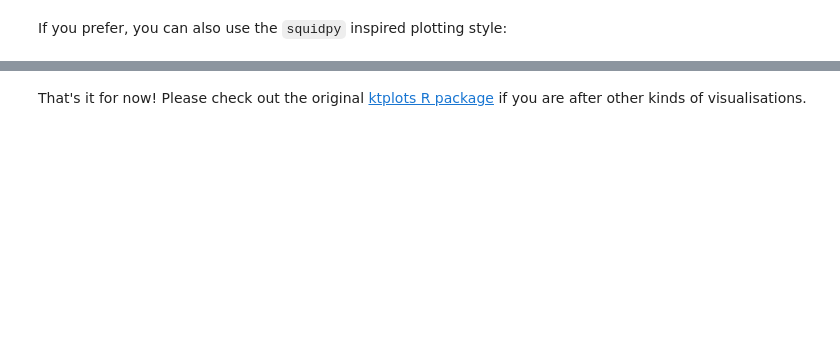
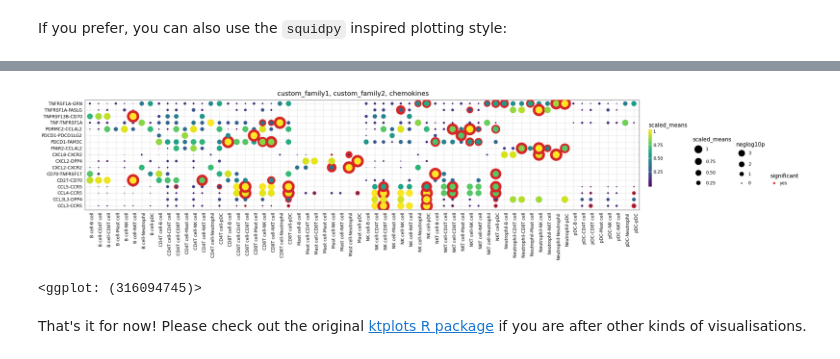
Before and after one commit to zktuong/ktplotspy, a Jupyter notebook: docs/notebooks/tutorial.ipynb, the cells around one changed output, grey strips where cells are left out. Cells and saved outputs as stored; diff of their text form; code cells hidden in the pictures; blank space fills up the shorter version.

```diff
--- a/docs/notebooks/tutorial.ipynb
+++ b/docs/notebooks/tutorial.ipynb
@@ -110,2 +144,17 @@ kpy.plot_cpdb(
+# %%
+kpy.plot_cpdb(
+        adata=adata,
+        cell_type1=".",
+        cell_type2=".",
+        means=means,
+        pvals=pvals,
+        celltype_key="celltype",
+        gene_family=["custom_family1", "custom_family2", "chemokines"],
+        custom_gene_family=newfams,
+        figsize = (20,4)
+    )
+# %% [output]
+[figure, added]
+<ggplot: (316094745)>
 # %% [markdown]
 That's it for now! Please check out the original [ktplots R package](https://www.github.com/zktuong/ktplots) if you are after other kinds of visualisations.
```
Also changed, not shown: parts of 8 cells of this notebook, 5 other files.
